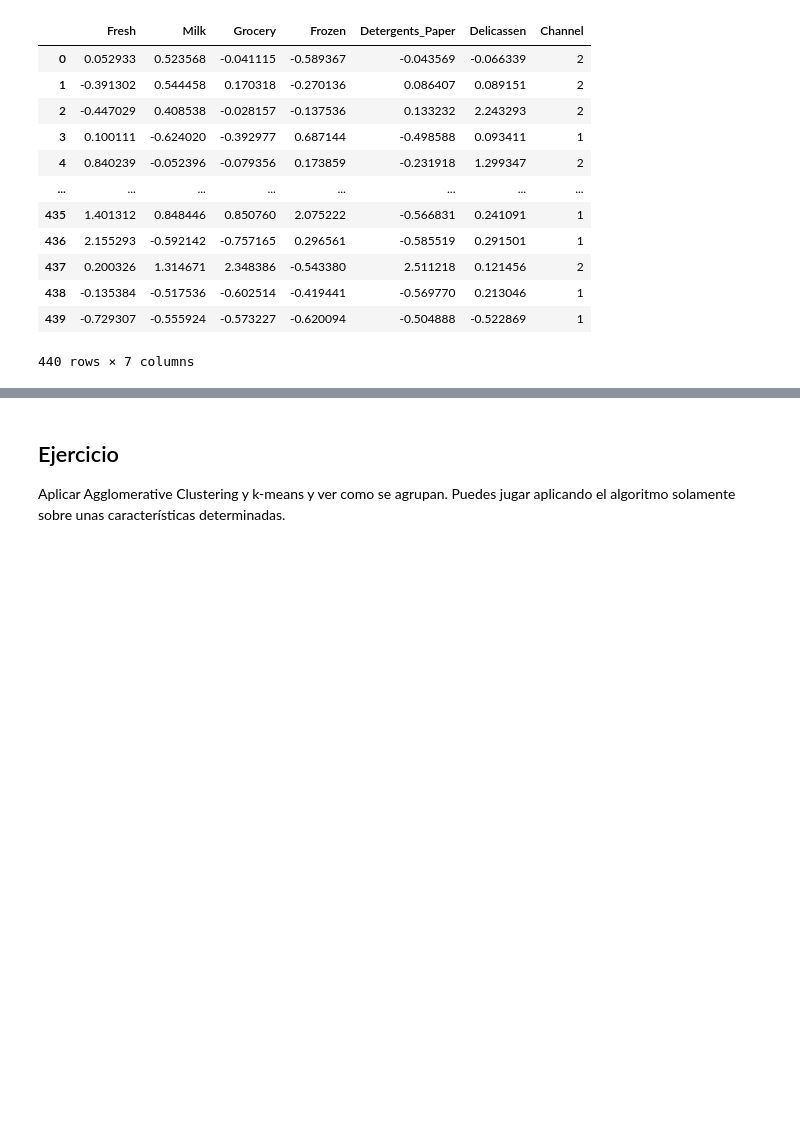
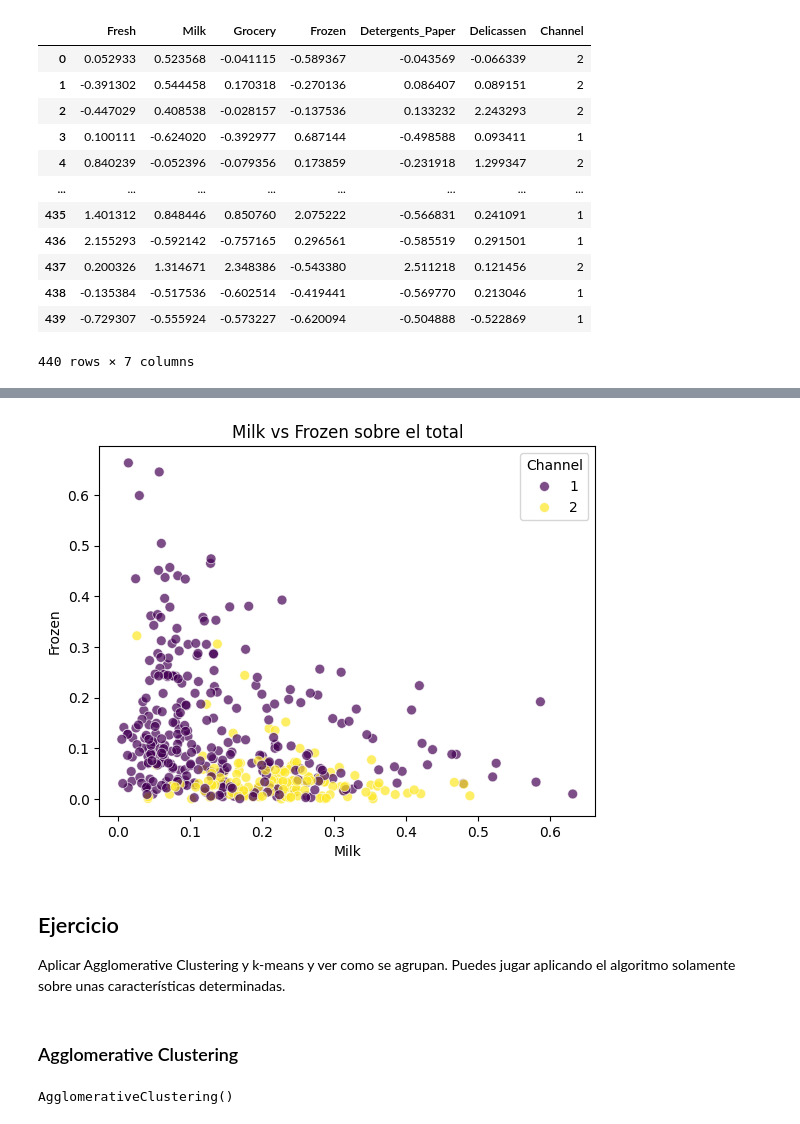
Before and after one commit to arturober/Ejemplos-IA-2025, a Jupyter notebook: K Means/Ejemplo_5_Dataset_Productos_Mayorista.ipynb, the cells around one changed output, grey strips where cells are left out. Saved outputs shown, nothing was run; the diff lists cells and outputs as text; code cells hidden in the pictures; blank space fills up the shorter version.

```diff
--- a/K Means/Ejemplo_5_Dataset_Productos_Mayorista.ipynb
+++ b/K Means/Ejemplo_5_Dataset_Productos_Mayorista.ipynb
@@ -66,0 +80,9 @@ plt.show()
+# %%
+cols_productos = ['Fresh', 'Milk', 'Grocery', 'Frozen', 'Detergents_Paper', 'Delicassen']
+df['Total'] = df[cols_productos].sum(axis=1)
+df_porcentajes = df.copy() # Copiamos ya que vamos a modificar el dataset original
+df_porcentajes[cols_productos] = df_porcentajes[cols_productos].div(df_porcentajes['Total'], axis=0)
+
+print("\n--- 2. Datos Transformados a Porcentajes ---")
+# Mostramos también las columnas originales ('Channel', 'Region') y el total para contexto
+df_porcentajes
@@ -67,4 +104,19 @@ plt.show()
+# %%
+ax = sns.scatterplot(data=df_porcentajes, x='Milk', y='Frozen', hue='Channel', palette='viridis', s=50, alpha=0.7)
+plt.title("Milk vs Frozen sobre el total")
+plt.show()
+# %% [output]
+[figure, added]
 # %% [markdown]
 ## Ejercicio
 
 Aplicar Agglomerative Clustering y k-means y ver como se agrupan. Puedes jugar aplicando el algoritmo solamente sobre unas características determinadas.
+# %% [markdown]
+### Agglomerative Clustering
+# %%
+from sklearn.cluster import AgglomerativeClustering
+
+agglo = AgglomerativeClustering(n_clusters=2, linkage="ward")
+agglo.fit(df_porcentajes[['Milk', 'Frozen']])
+# %% [output]
+AgglomerativeClustering()
```
Also changed, not shown: parts of 13 cells of this notebook, 1 other file.
